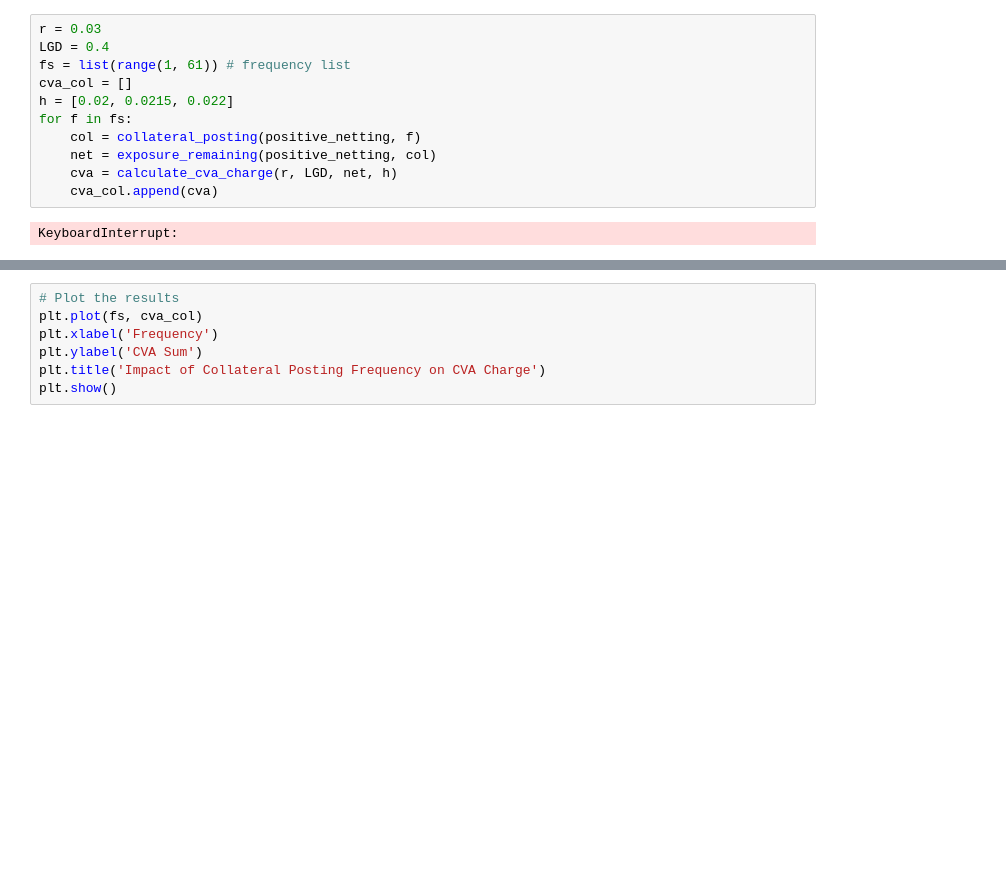
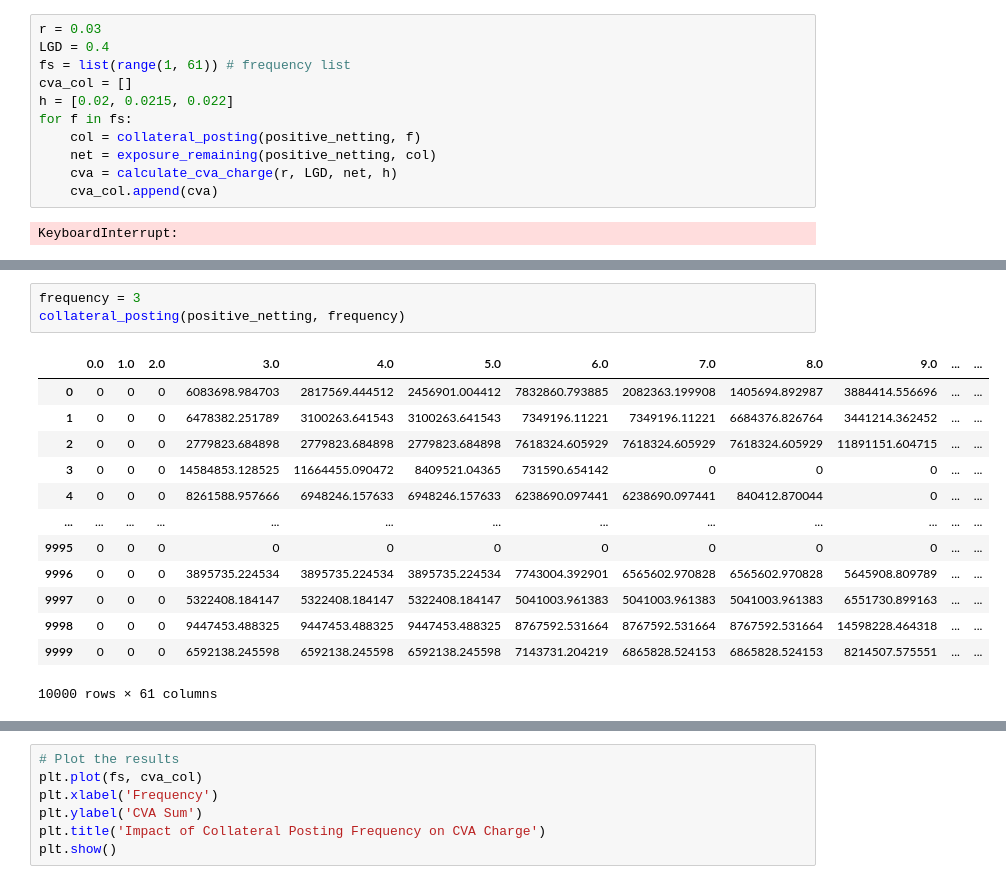
Before and after one commit to haileyvu9/CCSR, a Jupyter notebook: Assignment 3.ipynb, the cells around one changed output, grey strips where cells are left out. Saved outputs shown, nothing was run; the diff lists cells and outputs as text; blank space fills up the shorter version.

```diff
--- a/Assignment 3.ipynb
+++ b/Assignment 3.ipynb
@@ -932,0 +1005,17 @@ KeyboardInterrupt:
+# %%
+frequency = 3
+collateral_posting(positive_netting, frequency)
+# %% [output]
+|  | 0.0 | 1.0 | 2.0 | 3.0 | 4.0 | 5.0 | 6.0 | 7.0 | 8.0 | 9.0 | ... | ... |
+| 0 | 0 | 0 | 0 | 6083698.984703 | 2817569.444512 | 2456901.004412 | 7832860.793885 | 2082363.199908 | 1405694.892987 | 3884414.556696 | ... | ... |
+| 1 | 0 | 0 | 0 | 6478382.251789 | 3100263.641543 | 3100263.641543 | 7349196.11221 | 7349196.11221 | 6684376.826764 | 3441214.362452 | ... | ... |
+| 2 | 0 | 0 | 0 | 2779823.684898 | 2779823.684898 | 2779823.684898 | 7618324.605929 | 7618324.605929 | 7618324.605929 | 11891151.604715 | ... | ... |
+| 3 | 0 | 0 | 0 | 14584853.128525 | 11664455.090472 | 8409521.04365 | 731590.654142 | 0 | 0 | 0 | ... | ... |
+| 4 | 0 | 0 | 0 | 8261588.957666 | 6948246.157633 | 6948246.157633 | 6238690.097441 | 6238690.097441 | 840412.870044 | 0 | ... | ... |
+| ... | ... | ... | ... | ... | ... | ... | ... | ... | ... | ... | ... | ... |
+| 9995 | 0 | 0 | 0 | 0 | 0 | 0 | 0 | 0 | 0 | 0 | ... | ... |
+| 9996 | 0 | 0 | 0 | 3895735.224534 | 3895735.224534 | 3895735.224534 | 7743004.392901 | 6565602.970828 | 6565602.970828 | 5645908.809789 | ... | ... |
+| 9997 | 0 | 0 | 0 | 5322408.184147 | 5322408.184147 | 5322408.184147 | 5041003.961383 | 5041003.961383 | 5041003.961383 | 6551730.899163 | ... | ... |
+| 9998 | 0 | 0 | 0 | 9447453.488325 | 9447453.488325 | 9447453.488325 | 8767592.531664 | 8767592.531664 | 8767592.531664 | 14598228.464318 | ... | ... |
+| 9999 | 0 | 0 | 0 | 6592138.245598 | 6592138.245598 | 6592138.245598 | 7143731.204219 | 6865828.524153 | 6865828.524153 | 8214507.575551 | ... | ... |
+10000 rows × 61 columns
```
Also changed, not shown: parts of 41 cells of this notebook.
